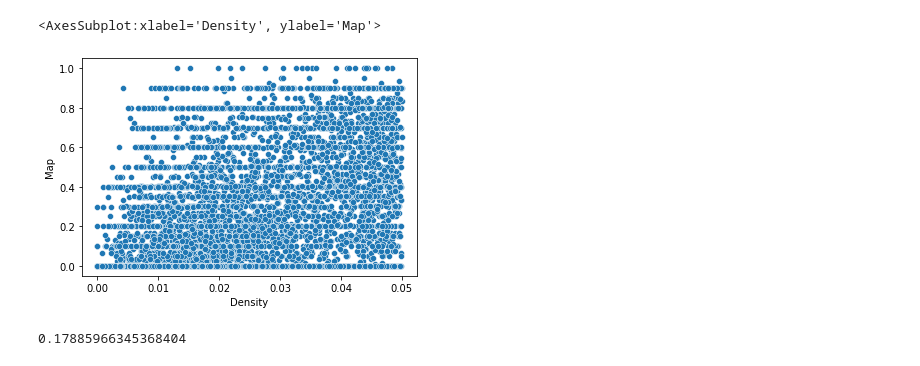
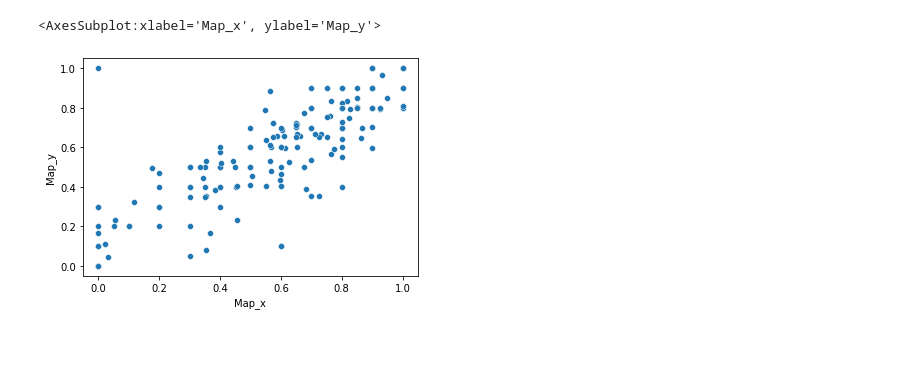
Before and after one commit to HarmoniaLeo/prophesee-automotive-dataset-toolbox, a Jupyter notebook: experiments.ipynb, the cells around one changed output. Saved outputs shown, nothing was run; the diff lists cells and outputs as text; code cells hidden in the pictures.

```diff
--- a/experiments.ipynb
+++ b/experiments.ipynb
@@ -1,6 +1,6 @@
 # %%
 import pandas as pd
 
-no2 = pd.read_csv("summarise_no2.csv")
-no2.head()
+no5 = pd.read_csv("summarise_no5.csv")
+no5.head()
 # %% [output]
@@ -12,0 +13,3 @@ no2.head()
+# %%
+no5_testing = pd.read_csv("summarise200000point0.csv")
+no5_testing.head()
@@ -12,0 +23,3 @@ no2.head()
+# %%
+joined = no5.merge(no5_testing,on=["File name","Time stamp"],how="left")
+joined.head()
@@ -13,11 +33,7 @@ no2.head()
 # %%
 import seaborn as sns
 
-sns.scatterplot("Density","Map",data=no2[no2["Density"]<=0.03])
+sns.scatterplot("Map_x","Map_y",data=joined)
 # %% [output]
-<AxesSubplot:xlabel='Density', ylabel='Map'>
+<AxesSubplot:xlabel='Map_x', ylabel='Map_y'>
-[figure, old version]
+[figure, new version]
-# %%
-no2[no2[""]]
-# %% [output]
-0.17885966345368404
```
Also changed, not shown: parts of 13 cells of this notebook, 1 other file.
